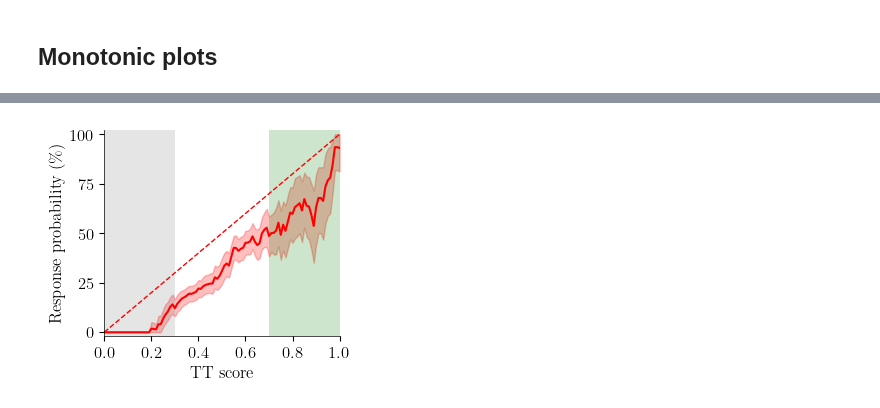
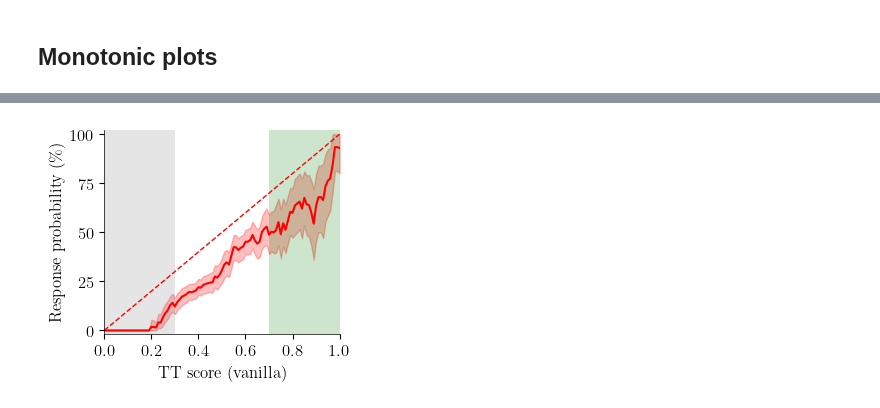
Before and after one commit to joserapa98/tns4loris, a Jupyter notebook: interpretability/interpretability.ipynb, the cells around one changed output, grey strips where cells are left out. Drawn from its saved outputs; the diff is of its cells as text; code cells hidden in the pictures.

```diff
--- a/interpretability/interpretability.ipynb
+++ b/interpretability/interpretability.ipynb
@@ -45,8 +45,8 @@ data_test, scalers_test = load_data(cwd,
                                     dataset,
                                     scaler_type)
 # %%
-# Train model
-# -----------
+# Train vanilla model
+# -------------------
 x_train = data_train[featuresNA].values
 y_train = data_train[phenoNA].values
 
@@ -54,8 +54,19 @@ x_test = data_test[featuresNA].values
 y_test = data_test[phenoNA].values
 
 print('\n* TRAINING MODEL:')
-loris = train_model(model_name, x_train, y_train, x_test, y_test)
+loris_van = train_model(model_name, 'vanilla', x_train, y_train, x_test, y_test)
 # %% [output]
 * TRAINING MODEL:
 Model accuracy: Train: 0.69, Test: 0.72
 Model balanced accuracy: Train: 0.68, Test: 0.69
+# %%
+# Train average model
+# -------------------
+x_train = data_train[featuresNA].values
+y_train = data_train[phenoNA].values
+
+x_test = data_test[featuresNA].values
+y_test = data_test[phenoNA].values
+
+print('\n* TRAINING MODEL:')
+loris_avg = train_model(model_name, 'average', x_train, y_train, x_test, y_test)
@@ -85,7 +100,7 @@ dtype          = torch.float
 verbose        = False
 
 print('* TENSORIZING MODEL:')
-mps = tensorize(model=loris,
+mps = tensorize(model=loris_van,
                 x_train=xt_train,
                 y_train=yt_train,
                 x_test=xt_test,
@@ -792,8 +861,8 @@ plt.show()
 # %%
-response_curve(tt_model, xt_train, yt_train, xlabel='TT score')
+response_curve(tt_model, xt_train, yt_train, xlabel='TT score (vanilla)')
 
 plt.savefig(os.path.join(figures_dir, 'monotonic_tt.pdf'),
             bbox_inches='tight')
 plt.show()
 # %% [output]
-[figure, old version]
+[figure, new version]
```
Also changed, not shown: parts of 22 cells of this notebook, 8 other files.
